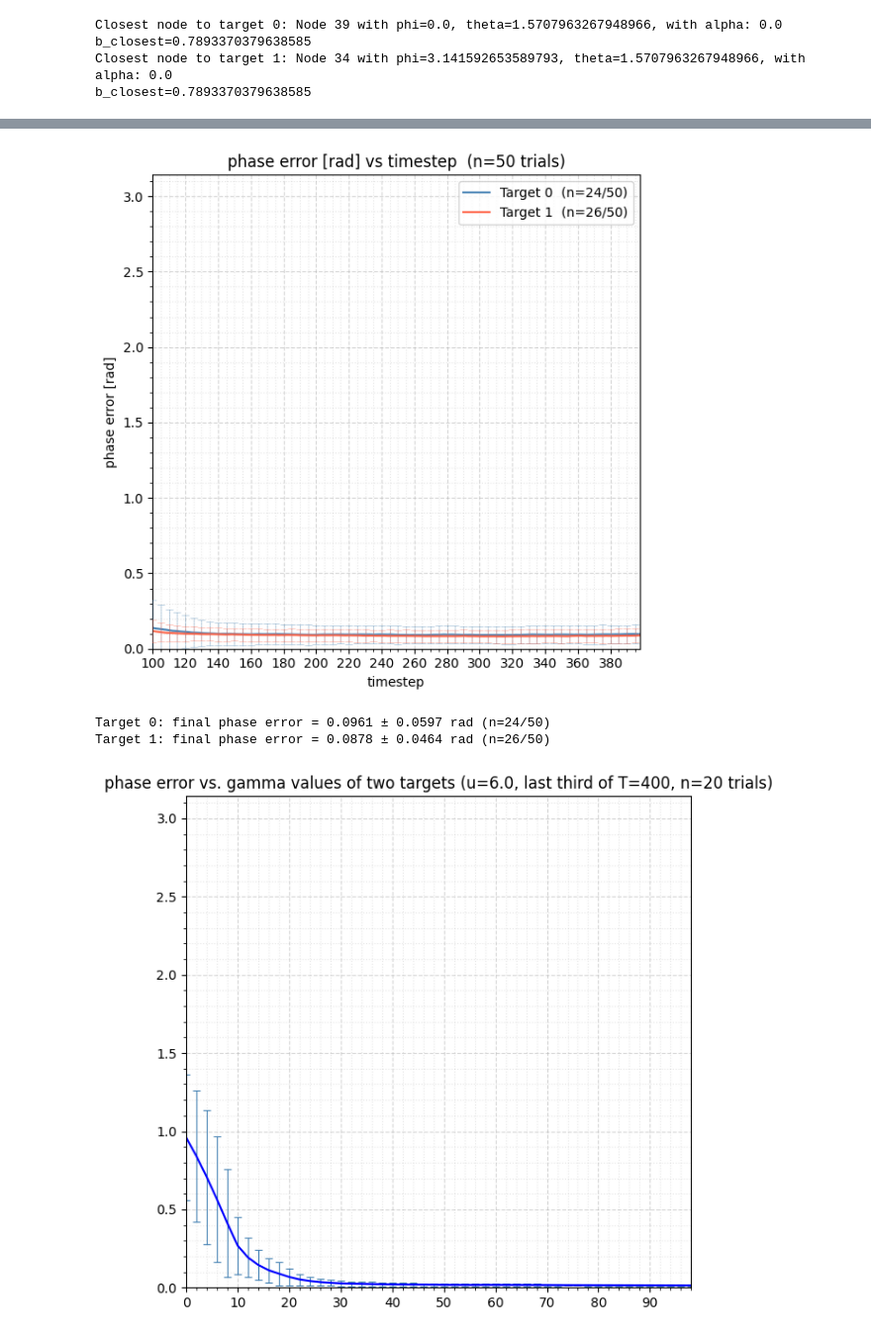
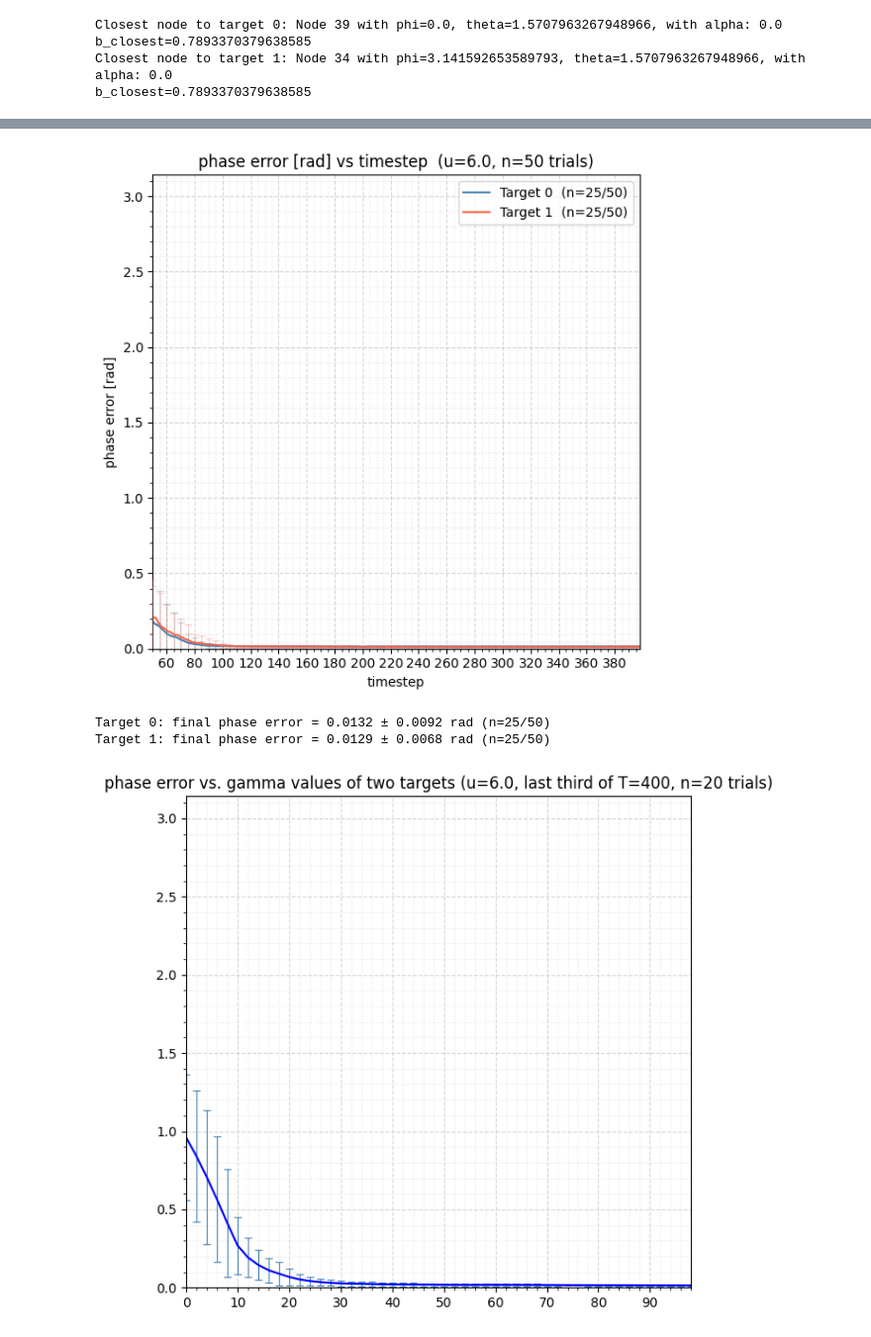
Before and after one commit to noah-ginzburg/RANController, a Jupyter notebook: RAN/mean_field_model_3d.ipynb, the cells around one changed output, grey strips where cells are left out. Shown at 99% size. Saved outputs shown, nothing was run; the diff lists cells and outputs as text; code cells hidden in the pictures.

```diff
--- a/RAN/mean_field_model_3d.ipynb
+++ b/RAN/mean_field_model_3d.ipynb
@@ -432,7 +432,7 @@ for num in range(len(u_vals)):
     trial_norms = []
     for trial in range(n_trials):
         b = generate_sensory_input(nodes, targets, kappa)
-        y = generate_RAN_with_history(u_vals[num], N_s, M, T, dt, sigma, beta, b)
+        y = generate_RAN_with_history(u_vals[num], N_s, M, T, dt, 0.5, beta, b)
         trial_norms.append(np.linalg.norm(y[-1]))
     z_vals_mean.append(float(np.mean(trial_norms)))
     z_vals_std.append(float(np.std(trial_norms)))
@@ -477,16 +481,16 @@ plot_scatter_regular(gamma_vals, z_vals_mean, len(gamma_vals)/5,
 # %%
-n_trials = 10
+n_trials = 50
 T = 400
-u = 5.5
+u = 6.0
 
 # reset targets — the gamma cell above mutates quality in-place
-target1 = [2.0, 0, np.pi/2, 20.0]
-target2 = [2.0, (np.pi), np.pi/2, 20.0]
+target1 = [2.0, 0, np.pi/2, 30.0]
+target2 = [2.0, (np.pi), np.pi/2, 30.0]
 targets = [target1, target2]
 
 b = generate_sensory_input(nodes, targets, kappa)
 
-start_index = 100
+start_index = 50
 end_index = T - 1
 n_steps = end_index - start_index
 
@@ -495,7 +499,7 @@ all_phase_errors  = np.zeros((n_trials, len(targets), n_steps))
 final_selections  = np.zeros(n_trials, dtype=int)
 
 for trial in range(n_trials):
-    y = generate_RAN_with_history(u, N_s, M, T, dt, sigma, beta, b)
+    y = generate_RAN_with_history(u, N_s, M, T, dt, 0.5, beta, b)
     for i in range(start_index, end_index):
         vec = cartesian_to_polar_3D([find_vel_avg_3D(nodes, y[i])])[0]
         for j in range(len(targets)):
@@ -524,37 +528,37 @@ for t_idx in range(len(targets)):
     std    = np.std(errors,  axis=0)
 
     final_errors[t_idx] = (mean[-1], std[-1], n_selected)
 
     ax.plot(x_vals, mean, color=c, linewidth=1.5,
             label=f'Target {t_idx}  (n={n_selected}/{n_trials})', zorder=2)
     eb_idx = np.where(errbar_mask)[0]
     _, caps, bars = ax.errorbar(x_vals[eb_idx], mean[eb_idx], yerr=std[eb_idx],
                                 color=c, ecolor=c, elinewidth=0.8, capsize=3, capthick=0.8,
                                 fmt='none', zorder=3)
     for bar in bars:
         bar.set_alpha(0.3)
     for cap in caps:
         cap.set_alpha(0.3)
 
 ax.set_xlim(x_vals[0], x_vals[-1])
 ax.set_ylim(0, np.pi)
 ax.xaxis.set_major_locator(ticker.MultipleLocator(int(T / 20)))
 ax.grid(True, which='major', linestyle='--', alpha=0.5)
 ax.grid(True, which='minor', linestyle=':', alpha=0.3)
 ax.minorticks_on()
 ax.legend()
-ax.set_title(f'phase error [rad] vs timestep  (n={n_trials} trials)')
+ax.set_title(f'phase error [rad] vs timestep  (u={u}, n={n_trials} trials)')
 ax.set_xlabel('timestep')
 ax.set_ylabel('phase error [rad]')
 plt.tight_layout()
 plt.show()
 
 for t_idx, (mean_final, std_final, n_selected) in final_errors.items():
     print(f'Target {t_idx}: final phase error = {mean_final:.4f} ± {std_final:.4f} rad (n={n_selected}/{n_trials})')
 # %% [output]
-[figure, old version]
+[figure, new version]
-Target 0: final phase error = 0.0961 ± 0.0597 rad (n=24/50)
-Target 1: final phase error = 0.0878 ± 0.0464 rad (n=26/50)
+Target 0: final phase error = 0.0132 ± 0.0092 rad (n=25/50)
+Target 1: final phase error = 0.0129 ± 0.0068 rad (n=25/50)
 # %%
 # Static RAN run, sweep gamma (quality) of two targets — phase error averaged over the last third of the run
 
```
Also changed, not shown: parts of 4 cells of this notebook, 9 other files.
